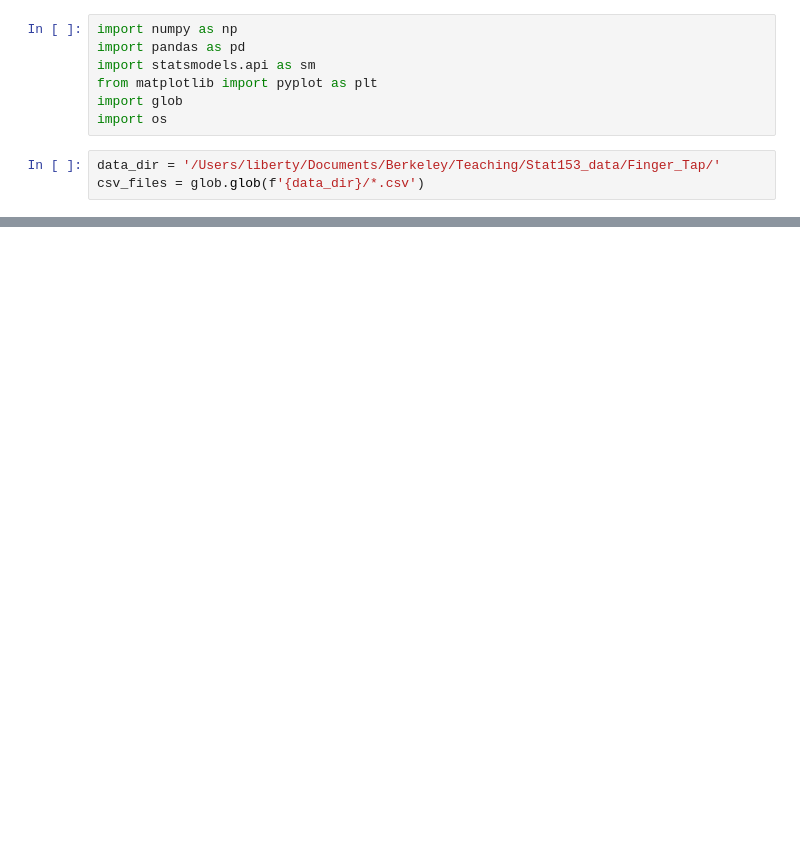
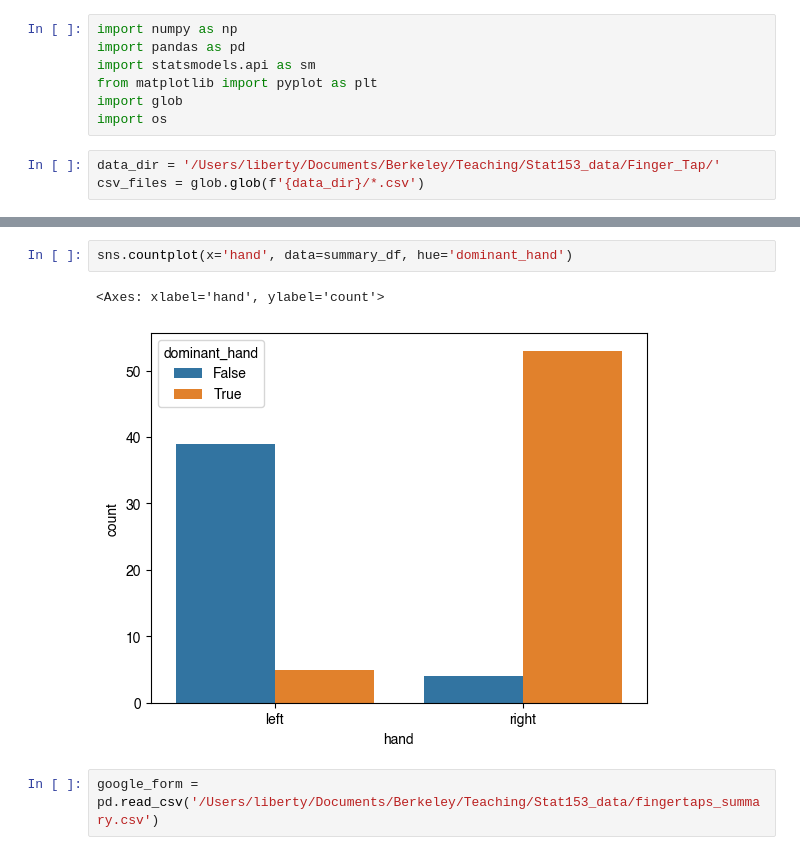
Before and after one commit to berkeley-stat153/spring-2026, a Jupyter notebook: public/lectures/TippyTaps.ipynb, the cells around one changed output, grey strips where cells are left out. Cells and saved outputs as stored; diff of their text form; blank space fills up the shorter version.

```diff
--- a/public/lectures/TippyTaps.ipynb
+++ b/public/lectures/TippyTaps.ipynb
@@ -86,0 +197,7 @@ df[0]
+# %%
+sns.countplot(x='hand', data=summary_df, hue='dominant_hand')
+# %% [output]
+<Axes: xlabel='hand', ylabel='count'>
+[figure, added]
+# %%
+google_form = pd.read_csv('/Users/liberty/Documents/Berkeley/Teaching/Stat153_data/fingertaps_summary.csv')
```
Also changed, not shown: parts of 34 cells of this notebook.
